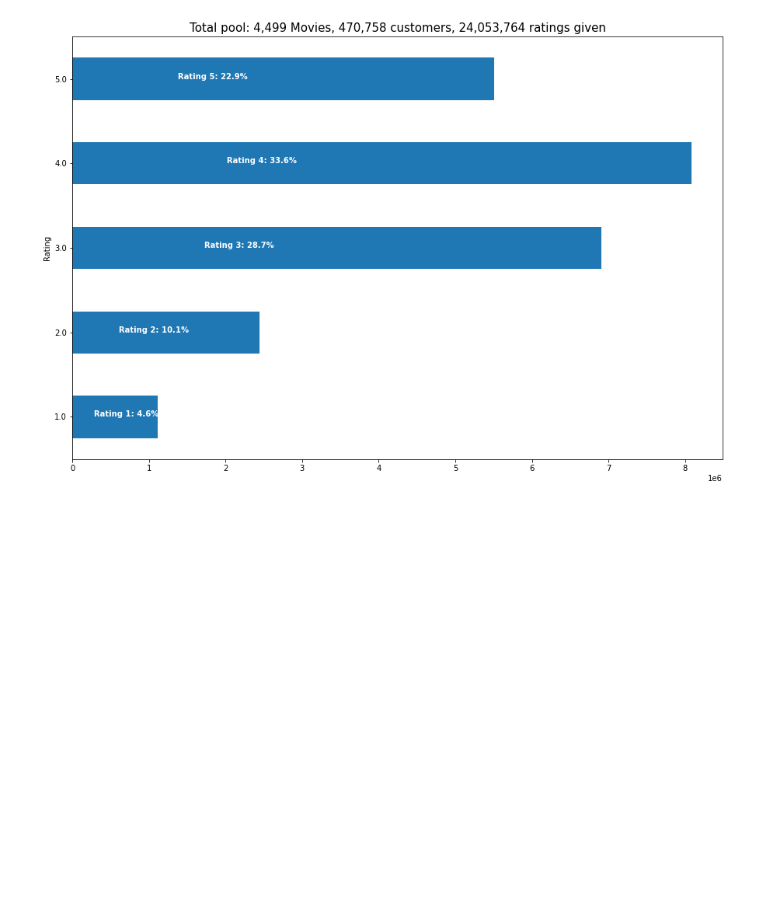
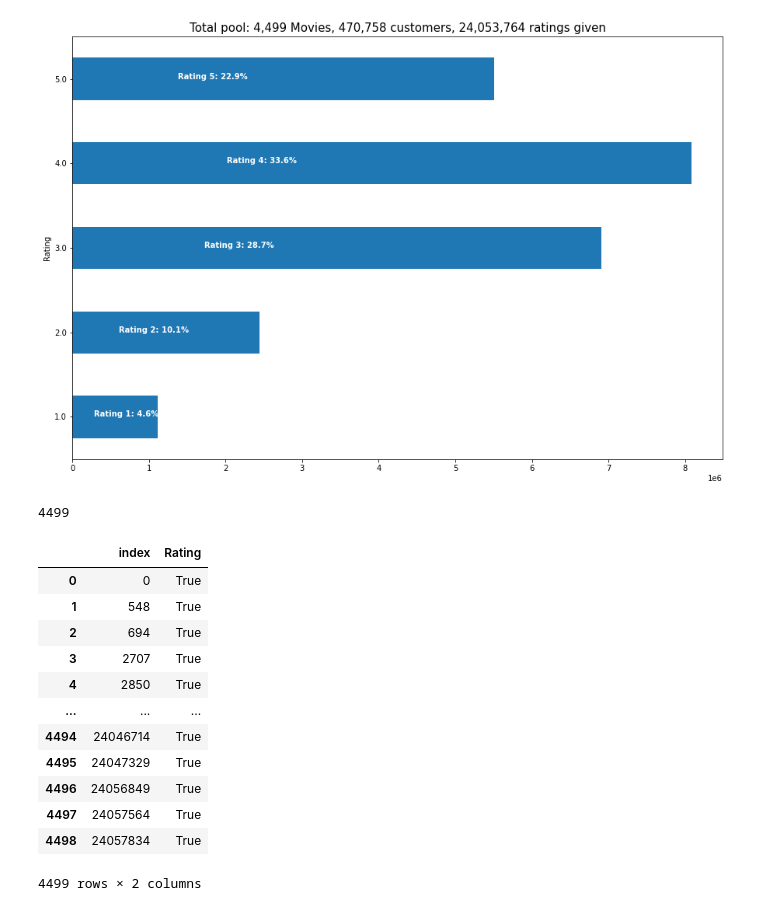
Before and after one commit to shreyss99/iNeuron-ai, a Jupyter notebook: Data Structures and Algorithms Challenge/Challenge 2/Recommendation-System/Code/Recommendation_System.ipynb, the cells around one changed output. Cells and saved outputs as stored; diff of their text form; code cells hidden in the pictures; blank space fills up the shorter version.

Commit message:
Find null rating dataset

```diff
--- a/Data Structures and Algorithms Challenge/Challenge 2/Recommendation-System/Code/Recommendation_System.ipynb
+++ b/Data Structures and Algorithms Challenge/Challenge 2/Recommendation-System/Code/Recommendation_System.ipynb
@@ -92,3 +92,29 @@ for i in range(1,6):
             color = 'white', weight = 'bold')
 # %% [output]
 [figure]
+# %%
+# Subset of original dataset with null ratings
+
+dataset_nan = pd.DataFrame(pd.isnull(dataset.Rating))
+dataset_nan = dataset_nan[dataset_nan['Rating'] == True]
+dataset_nan = dataset_nan.reset_index()
+# %%
+len(dataset_nan)
+# %% [output]
+4499
+# %%
+dataset_nan
+# %% [output]
+|  | index | Rating |
+| 0 | 0 | True |
+| 1 | 548 | True |
+| 2 | 694 | True |
+| 3 | 2707 | True |
+| 4 | 2850 | True |
+| ... | ... | ... |
+| 4494 | 24046714 | True |
+| 4495 | 24047329 | True |
+| 4496 | 24056849 | True |
+| 4497 | 24057564 | True |
+| 4498 | 24057834 | True |
+4499 rows × 2 columns
```
Also changed, not shown: parts of 1 cell of this notebook.
